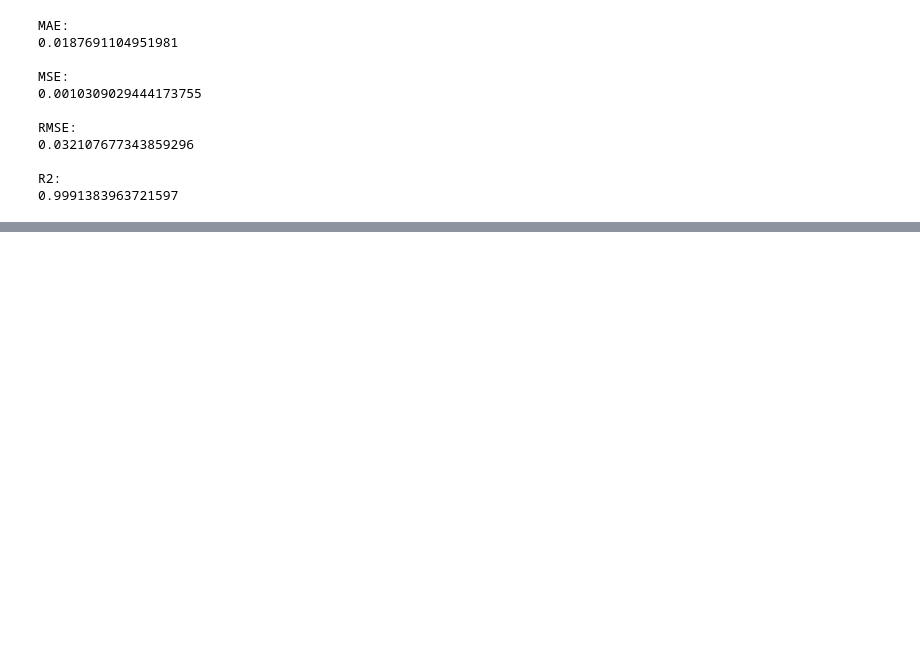
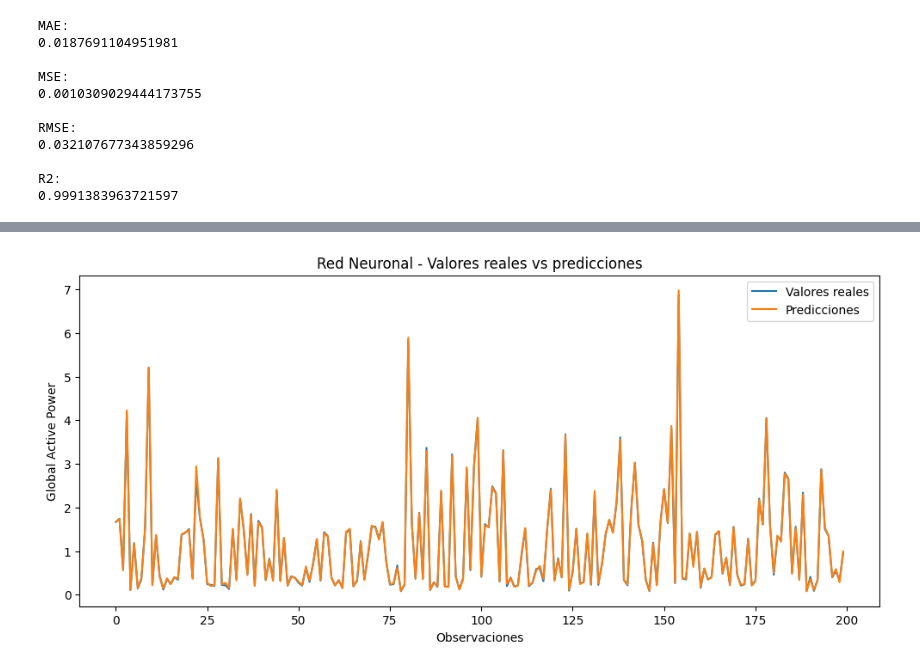
Before and after one commit to MrAndels/energyiq, a Jupyter notebook: notebooks/06_neural_network.ipynb, the cells around one changed output, grey strips where cells are left out. Saved outputs shown, nothing was run; the diff lists cells and outputs as text; code cells hidden in the pictures; blank space fills up the shorter version.

```diff
--- a/notebooks/06_neural_network.ipynb
+++ b/notebooks/06_neural_network.ipynb
@@ -306,0 +309,42 @@ plt.show()
+# %%
+# ==========================================
+# REAL VS PREDICCIÓN
+# ==========================================
+
+# Crear figura
+plt.figure(figsize=(12,5))
+
+# Valores reales
+plt.plot(
+
+    y_test.values[:200],
+
+    label="Valores reales"
+)
+
+# Predicciones
+plt.plot(
+
+    nn_pred[:200],
+
+    label="Predicciones"
+)
+
+# Título
+plt.title(
+    "Red Neuronal - Valores reales vs predicciones"
+)
+
+# Eje X
+plt.xlabel("Observaciones")
+
+# Eje Y
+plt.ylabel("Global Active Power")
+
+# Mostrar leyenda
+plt.legend()
+
+# Mostrar gráfica
+plt.show()
+# %% [output]
+[figure, added]
```
Also changed, not shown: parts of 4 cells of this notebook, 3 other files.
